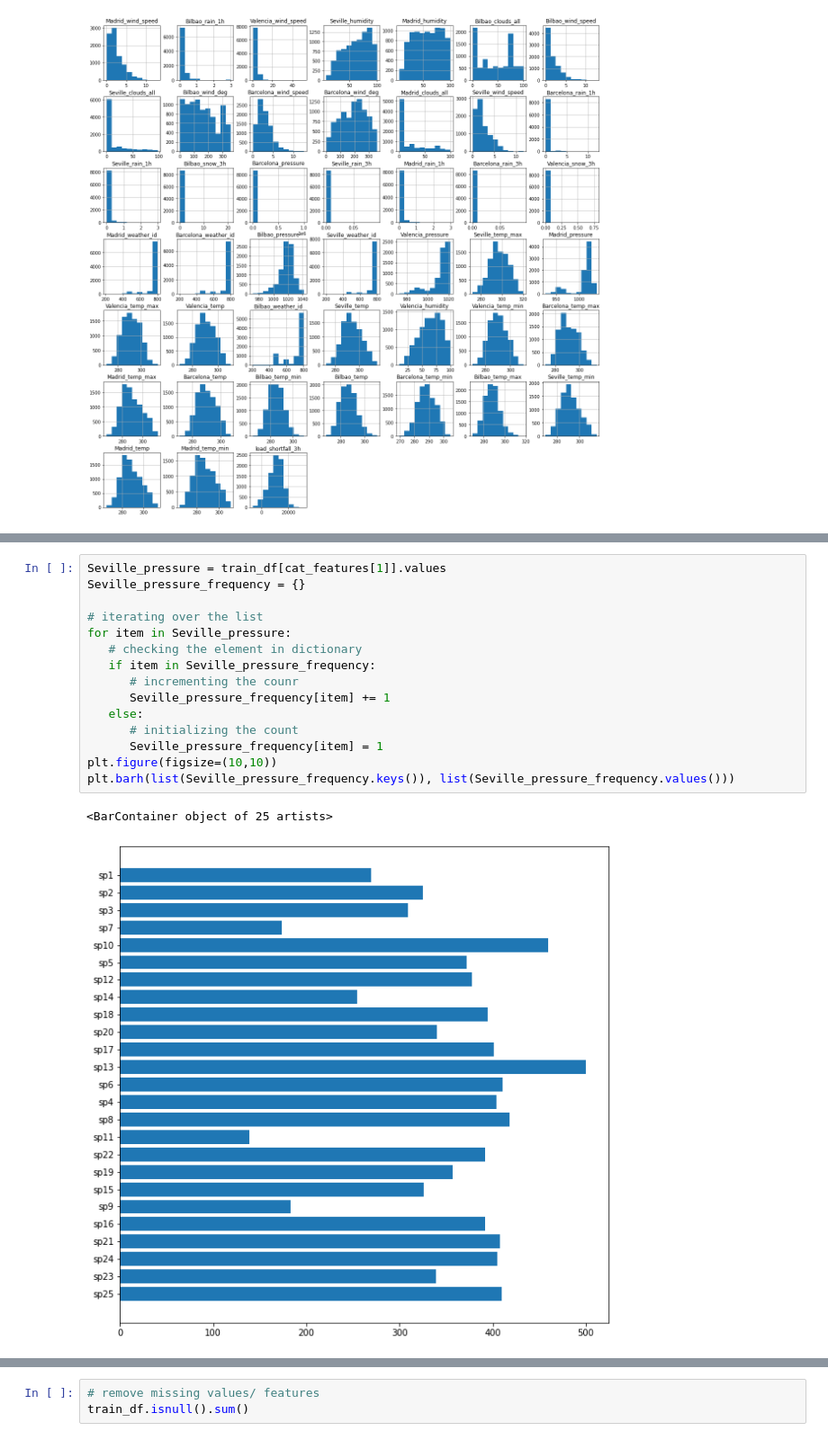
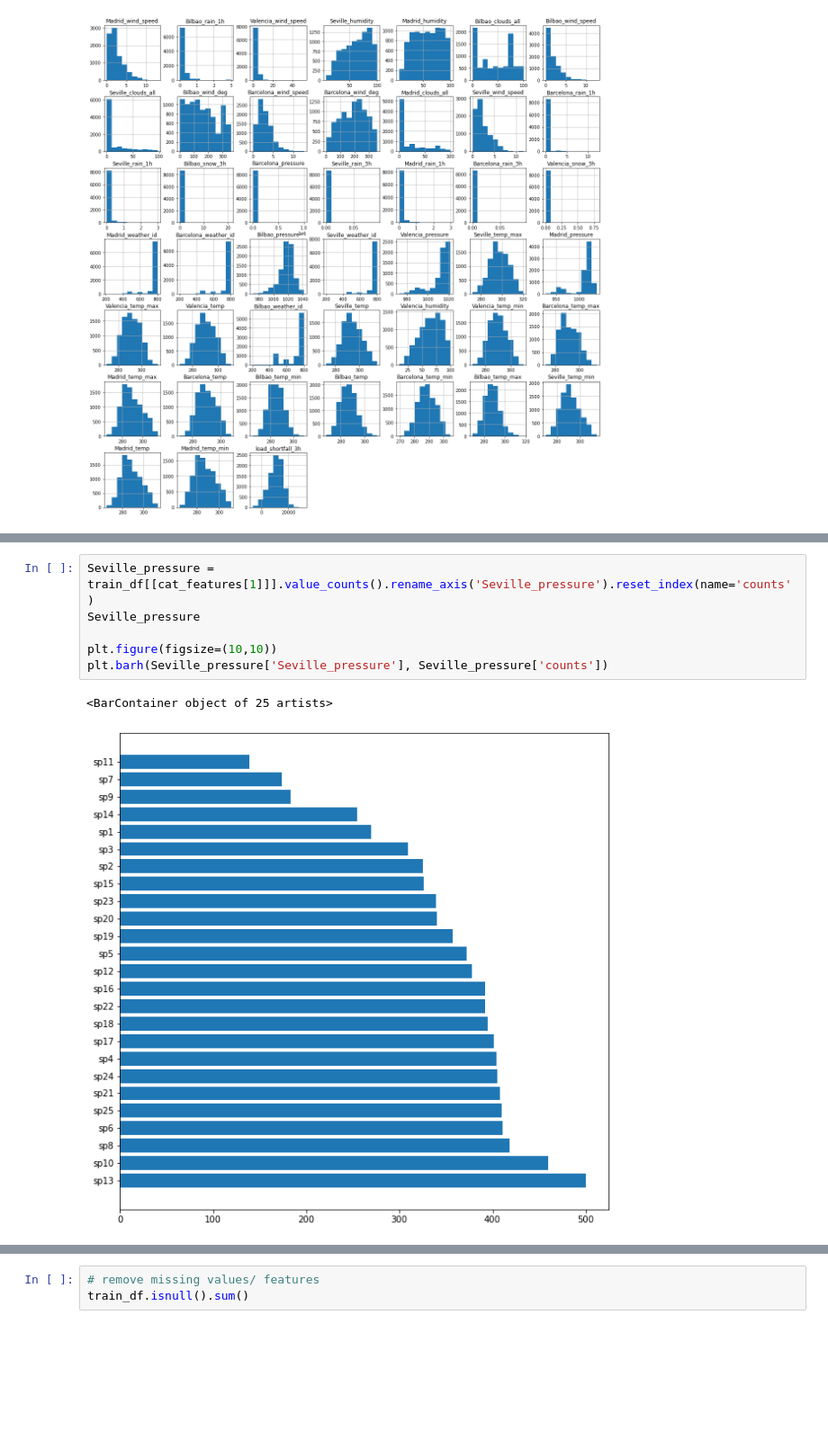
Before and after one commit to ObengKojo23/Team_nm1_WakandaAfrica, a Jupyter notebook: starter-notebook.ipynb, the cells around one changed output, grey strips where cells are left out. Shown at 90% size. Saved outputs shown, nothing was run; the diff lists cells and outputs as text; blank space fills up the shorter version.

```diff
--- a/starter-notebook.ipynb
+++ b/starter-notebook.ipynb
@@ -366,19 +380,10 @@ train_df[cont_features].plot(kind='density', subplots=True, layout=(5, 9), share
-# %%
-Seville_pressure = train_df[cat_features[1]].values
-Seville_pressure_frequency = {}
-
-# iterating over the list
-for item in Seville_pressure:
-   # checking the element in dictionary
-   if item in Seville_pressure_frequency:
-      # incrementing the counr
-      Seville_pressure_frequency[item] += 1
-   else:
-      # initializing the count
-      Seville_pressure_frequency[item] = 1
-plt.figure(figsize=(10,10))
-plt.barh(list(Seville_pressure_frequency.keys()), list(Seville_pressure_frequency.values()))
-# %% [output]
-<BarContainer object of 25 artists>
-[figure, removed]
+# %%
+Seville_pressure = train_df[[cat_features[1]]].value_counts().rename_axis('Seville_pressure').reset_index(name='counts')
+Seville_pressure
+
+plt.figure(figsize=(10,10))
+plt.barh(Seville_pressure['Seville_pressure'], Seville_pressure['counts'])
+# %% [output]
+<BarContainer object of 25 artists>
+[figure, added]
 # %%
```
Also changed, not shown: parts of 35 cells of this notebook.
